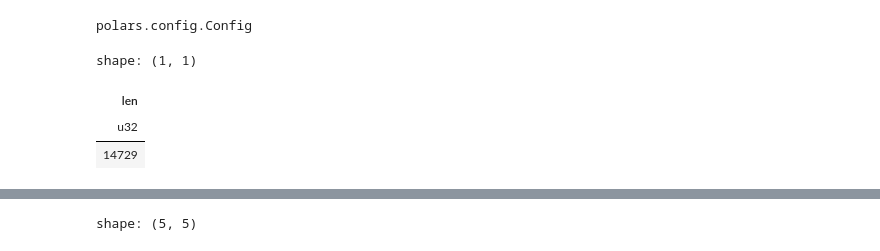
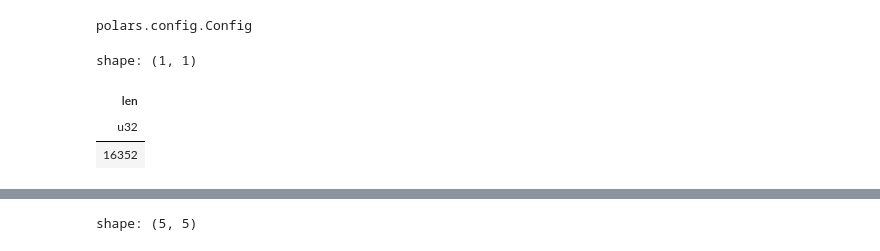
Before and after one commit to leonardozilli/LegislativeDefinitionsAgent, a Jupyter notebook: notebooks/02 - create_def_embeddings.ipynb, the cells around one changed output, grey strips where cells are left out. Cells and saved outputs as stored; diff of their text form; code cells hidden in the pictures.

```diff
--- a/notebooks/02 - create_def_embeddings.ipynb
+++ b/notebooks/02 - create_def_embeddings.ipynb
@@ -14,12 +14,12 @@ pl.Config.set_fmt_str_lengths(300)
 # %% [output]
 polars.config.Config
 # %%
-dataset_path = Path('../data/definitions')
+dataset_path = Path('../data/definitions_corpus/definitions_with_refs.parquet')
 
-df = pl.read_csv(dataset_path / '*.tsv', separator='\t')
+df = pl.read_parquet(dataset_path)
 df.select(pl.len())
 # %% [output]
 shape: (1, 1)
 | len |
 | u32 |
-| 14729 |
+| 16352 |
```
Also changed, not shown: parts of 24 cells of this notebook, 24 other files.
